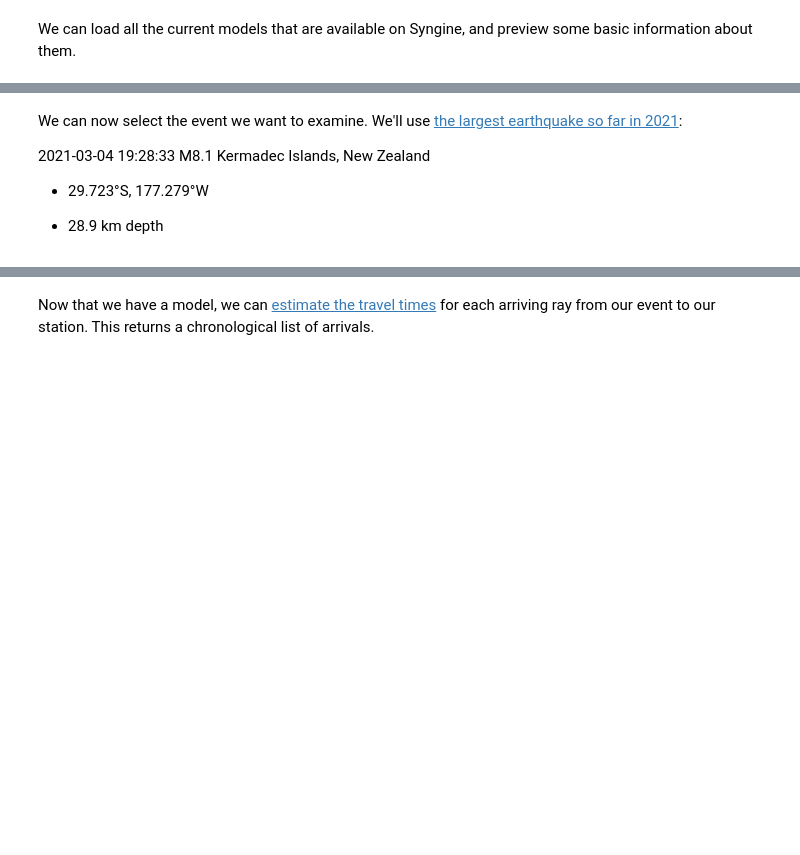
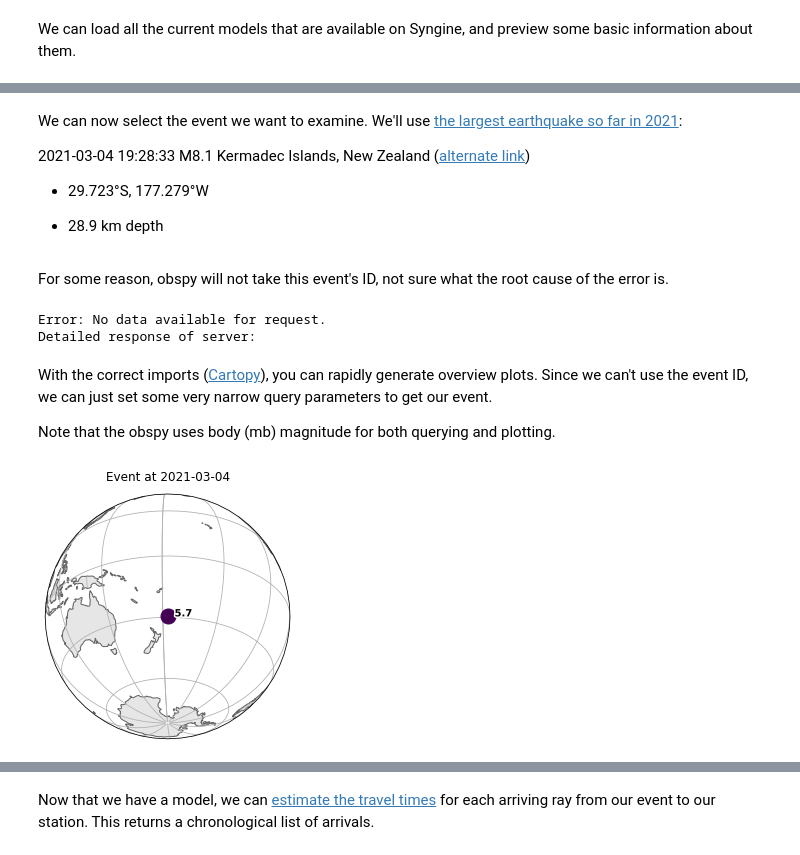
Before and after one commit to TimNagle-McNaughton/USGS, a Jupyter notebook: Syngine_example.ipynb, the cells around one changed output, grey strips where cells are left out. Cells and saved outputs as stored; diff of their text form; code cells hidden in the pictures; blank space fills up the shorter version.

```diff
--- a/Syngine_example.ipynb
+++ b/Syngine_example.ipynb
@@ -67,7 +83,7 @@ models
 # %% [markdown]
 We can now select the event we want to examine. We'll use [the largest earthquake so far in 2021](https://earthquake.usgs.gov/earthquakes/eventpage/us7000dflf/executive):
 
-2021-03-04 19:28:33 M8.1 Kermadec Islands, New Zealand
+2021-03-04 19:28:33 M8.1 Kermadec Islands, New Zealand ([alternate link](https://ds.iris.edu/spud/eventplot/18822380))
 
 - 29.723°S, 177.279°W
 
@@ -84,6 +101,33 @@ event_id = "GCMT:C202103041928A"
 # set the start and endtime, add a significant delay
 starttime = UTCDateTime("2021-03-04T19:41:33.000000Z")
 endtime = UTCDateTime("2021-03-04T19:56:00.200000Z")
+# %% [markdown]
+For some reason, obspy will not take this event's ID, not sure what the root cause of the error is.
+# %%
+# try getting the event by its ID
+try:
+
+    # use the event ID from the IRIS page: https://ds.iris.edu/spud/eventplot/18822380
+    event = irisClient.get_events(eventid=event_id_iris, catalog="NEIC PDE")
+
+# print the error
+except Exception as error:
+    print("Error:", error)
+# %% [output]
+Error: No data available for request.
+Detailed response of server:
+# %% [markdown]
+With the correct imports ([Cartopy](https://scitools.org.uk/cartopy/docs/latest/)), you can rapidly generate overview plots. Since we can't use the event ID, we can just set some very narrow query parameters to get our event.
+
+Note that the obspy uses body (mb) magnitude for both querying and plotting.
+# %%
+# use narrow time ranges to get the event we want
+event = irisClient.get_events(starttime=starttime, endtime=endtime, minmagnitude=5.5)
+
+# plot. Note the semicolon--it prevents auto-outputs with matplotlib in notebooks
+event.plot(projection="ortho");
+# %% [output]
+[figure, added]
 # %% [markdown]
 Load the [TauPyModel](https://docs.obspy.org/packages/obspy.taup.html) which was dervied from [Crotwell *et al*, 1999](https://pubs.geoscienceworld.org/ssa/srl/article-abstract/70/2/154/142385/The-TauP-Toolkit-Flexible-Seismic-Travel-time-and?redirectedFrom=fulltext).
 
```
Also changed, not shown: parts of 23 cells of this notebook.
